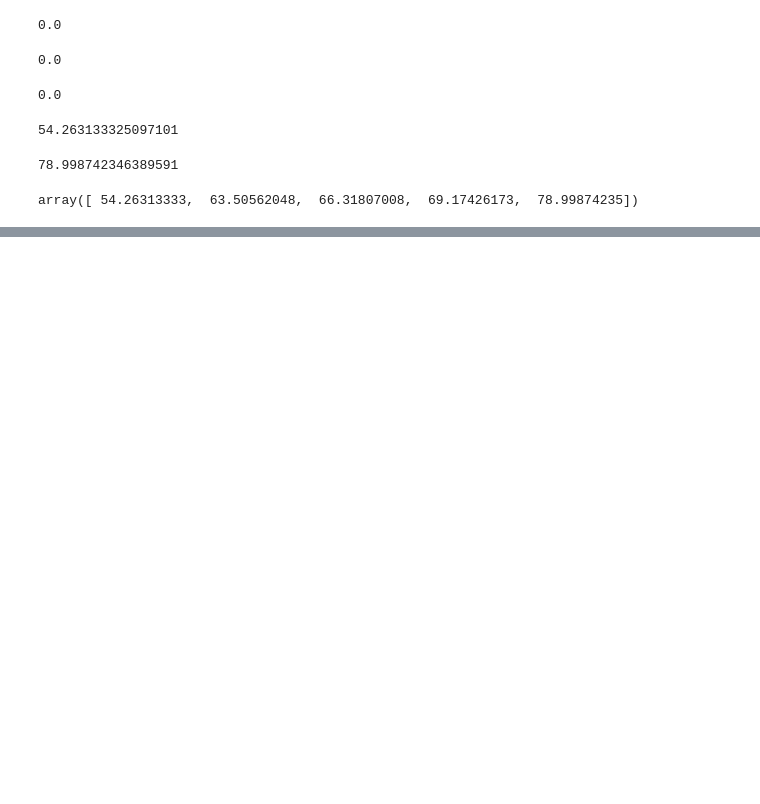
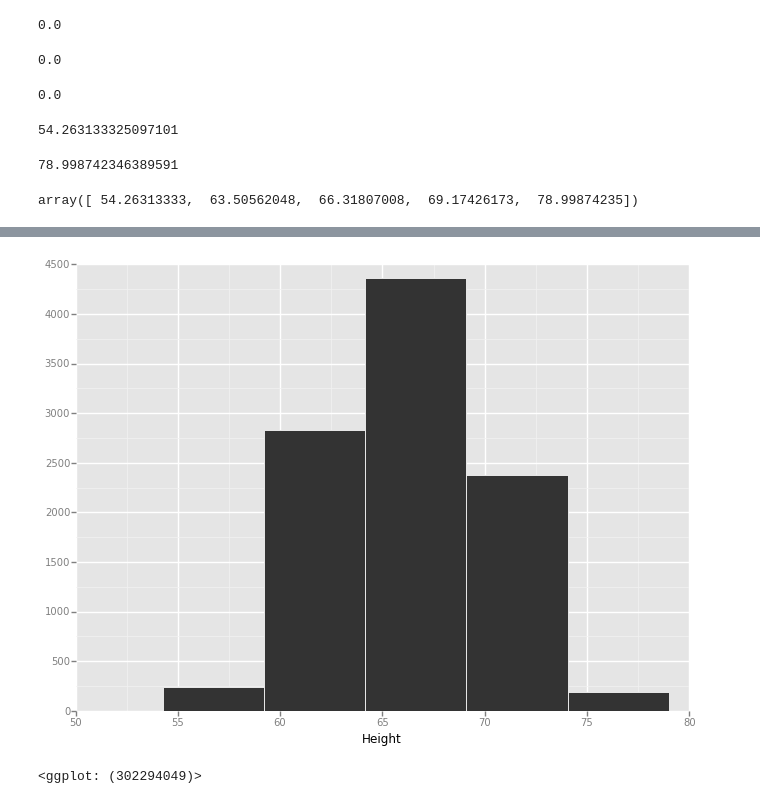
Before and after one commit to vanqm/ML_for_Hackers, a Jupyter notebook: 02-Exploration/chapter02.ipynb, the cells around one changed output, grey strips where cells are left out. Drawn from its saved outputs; the diff is of its cells as text; code cells hidden in the pictures; blank space fills up the shorter version.

```diff
--- a/02-Exploration/chapter02.ipynb
+++ b/02-Exploration/chapter02.ipynb
@@ -84,0 +106,5 @@ np.percentile(heights, [0,20,40,60,60,100])
+# %%
+ggplot(heights_weights, aes(x = 'Height')) + geom_histogram(binwidth = 5)
+# %% [output]
+[figure, added]
+<ggplot: (302294049)>
```
Also changed, not shown: parts of 28 cells of this notebook, 1 other file.
